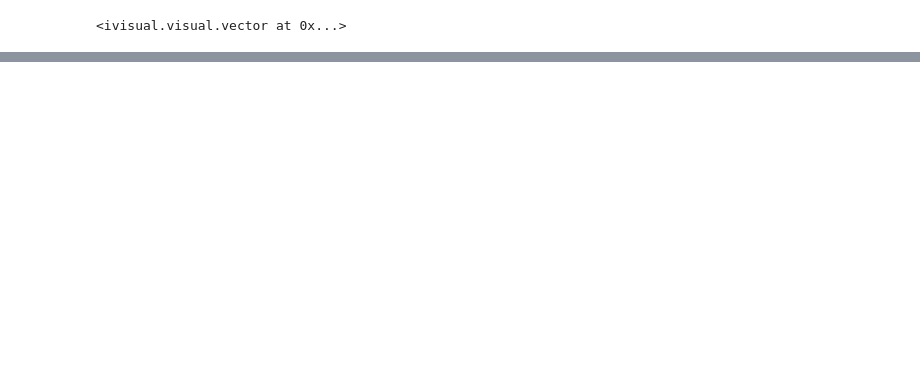
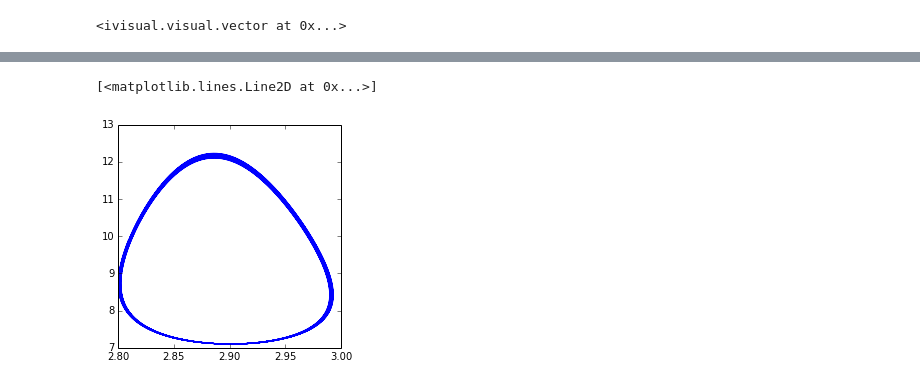
Before and after one commit to cchuang2009/DyLabIPy, a Jupyter notebook: DiffEq/2Dde.ipynb, the cells around one changed output, grey strips where cells are left out. Drawn from its saved outputs; the diff is of its cells as text; code cells hidden in the pictures; blank space fills up the shorter version.

```diff
--- a/DiffEq/2Dde.ipynb
+++ b/DiffEq/2Dde.ipynb
@@ -391,0 +670,7 @@ for xp in xmesh:
+# %%
+r=100.
+beta=1800.
+mu=0.02
+ka=0.07
+
+S10,I10=0.7,0.3
@@ -391,0 +703,6 @@ for xp in xmesh:
+# %%
+plt.figure(figsize=[4,4])
+plt.plot(-np.log(S1[-25000:]),-np.log(I1[-25000:]))
+# %% [output]
+[<matplotlib.lines.Line2D at 0x...>]
+[figure, added]
```
Also changed, not shown: parts of 101 cells of this notebook.
